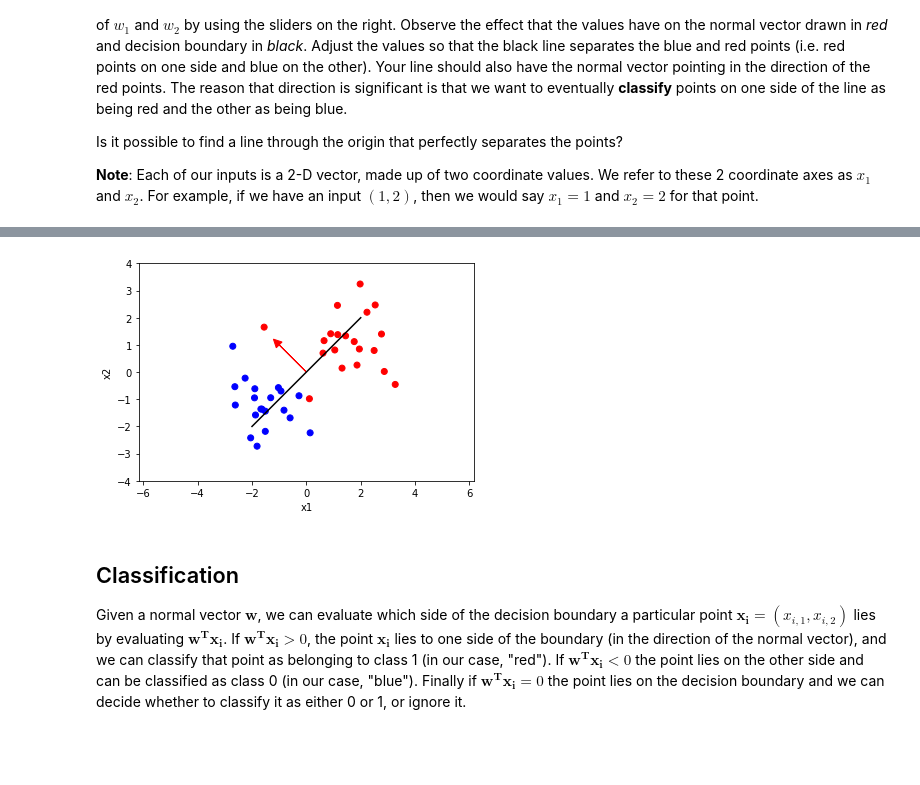
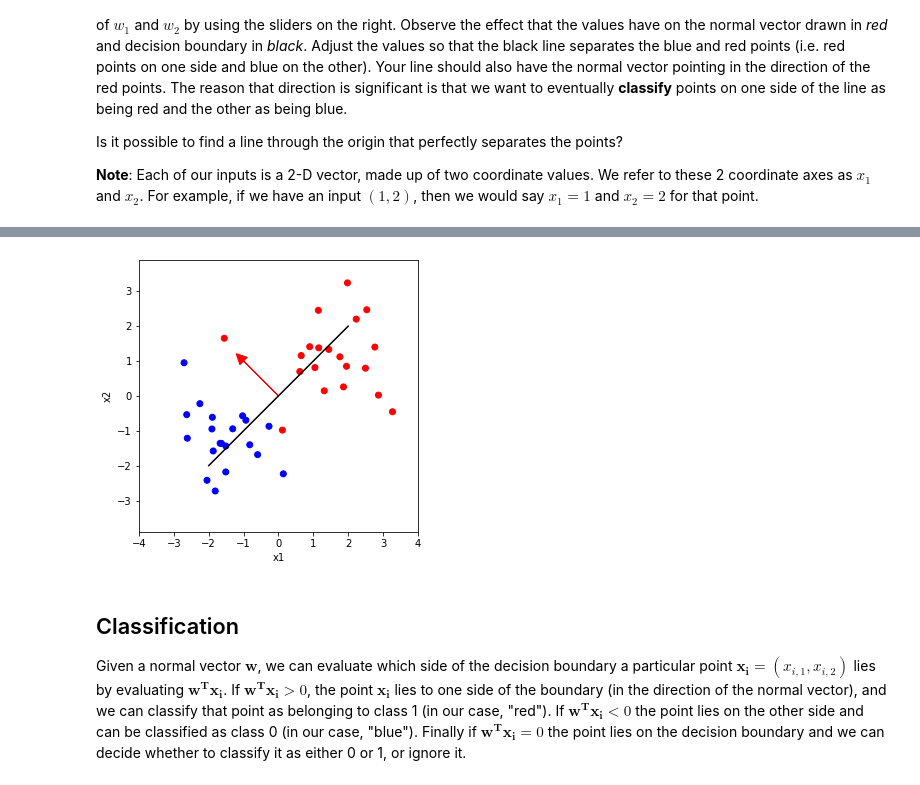
Before and after one commit to deep-learning-indaba/indaba-pracs-2019, a Jupyter notebook: ML_Basics.ipynb, the cells around one changed output, grey strips where cells are left out. Cells and saved outputs as stored; diff of their text form; code cells hidden in the pictures; blank space fills up the shorter version.

Commit message:
Fix figure axis scaling by setting figsize

```diff
--- a/ML_Basics.ipynb
+++ b/ML_Basics.ipynb
@@ -46,6 +44,7 @@ In this practical, we tackle the task of **classification** of a simple, synthet
 # this is a helper function to assist with plotting the dataset below
 def plot_dataset(inputs, labels):
   # Plot the given 2D inputs and labels using Matplotlib.
+  plt.figure(figsize=(5, 5))
   plt.scatter(
       inputs[:, 0], inputs[:, 1],
       c=['red' if label > 0 else 'blue' for label in labels])
@@ -162,7 +161,7 @@ plot_dataset(inputs, labels)
 
 # Add the weight vector to the plot. We plot it in red, as it has to "point"
 # in the direction of the red points.
-ax = plt.axes()
+ax = plt.gca()
 ax.arrow(0, 0, w1, w2, head_width=0.3, head_length=0.3, fc='r', ec='r')
 
 # Plot part of the decision boundary in black. It is orthogonal to the weight
@@ -180,4 +177,4 @@ Adding an axes using the same arguments as a previous axes currently reuses the
-[figure, old version]
+[figure, new version]
 # %% [markdown]
 ## Classification
 Given a normal vector $\mathbf{w}$, we can evaluate which side of the decision boundary a particular point $\mathbf{x_i} = (x_{i,1}, x_{i, 2})$ lies by evaluating $\mathbf{w^Tx_i}$. If $\mathbf{w^Tx_i} > 0$, the point $\mathbf{x_i}$ lies to one side of the boundary (in the direction of the normal vector), and we can classify that point as belonging to class 1 (in our case, "red"). If $\mathbf{w^Tx_i} < 0$ the point lies on the other side and can be classified as class 0 (in our case, "blue"). Finally if $\mathbf{w^Tx_i} = 0$ the point lies on the decision boundary and we can decide whether to classify it as either 0 or 1, or ignore it.
```
Also changed, not shown: parts of 3 cells of this notebook.
